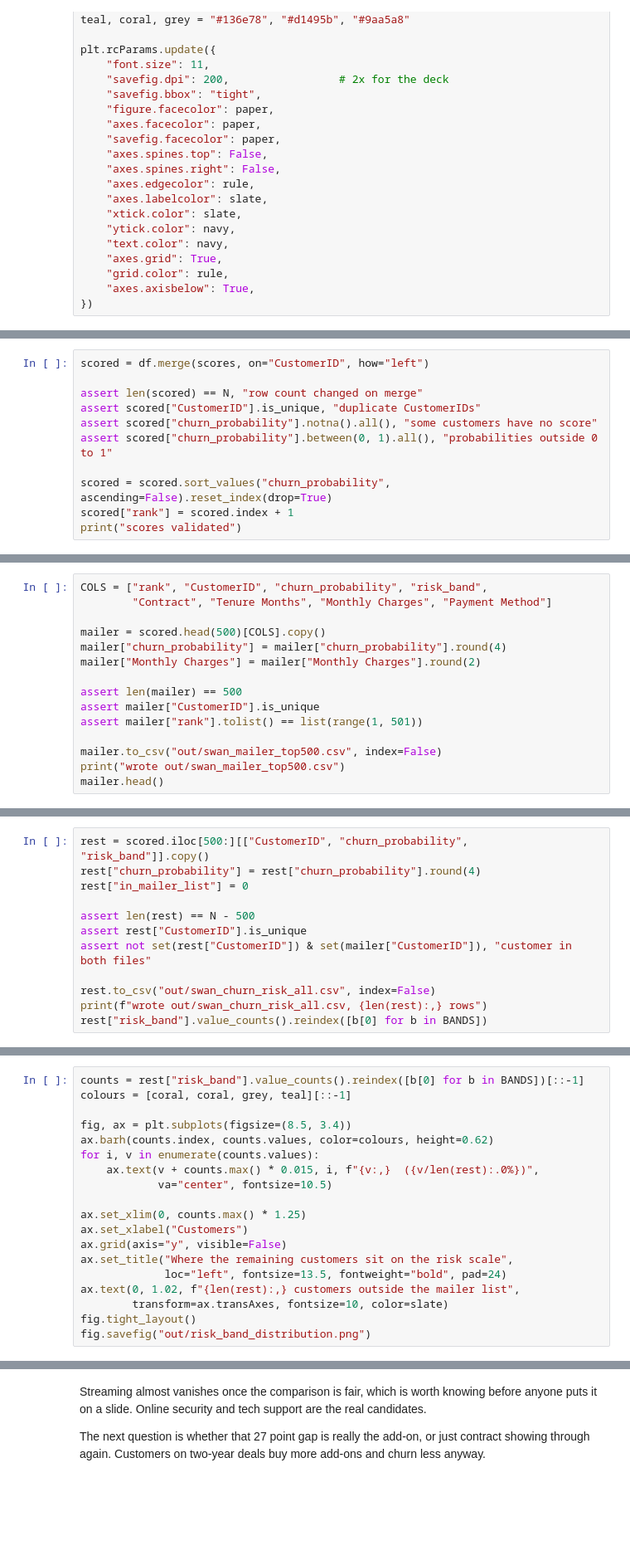
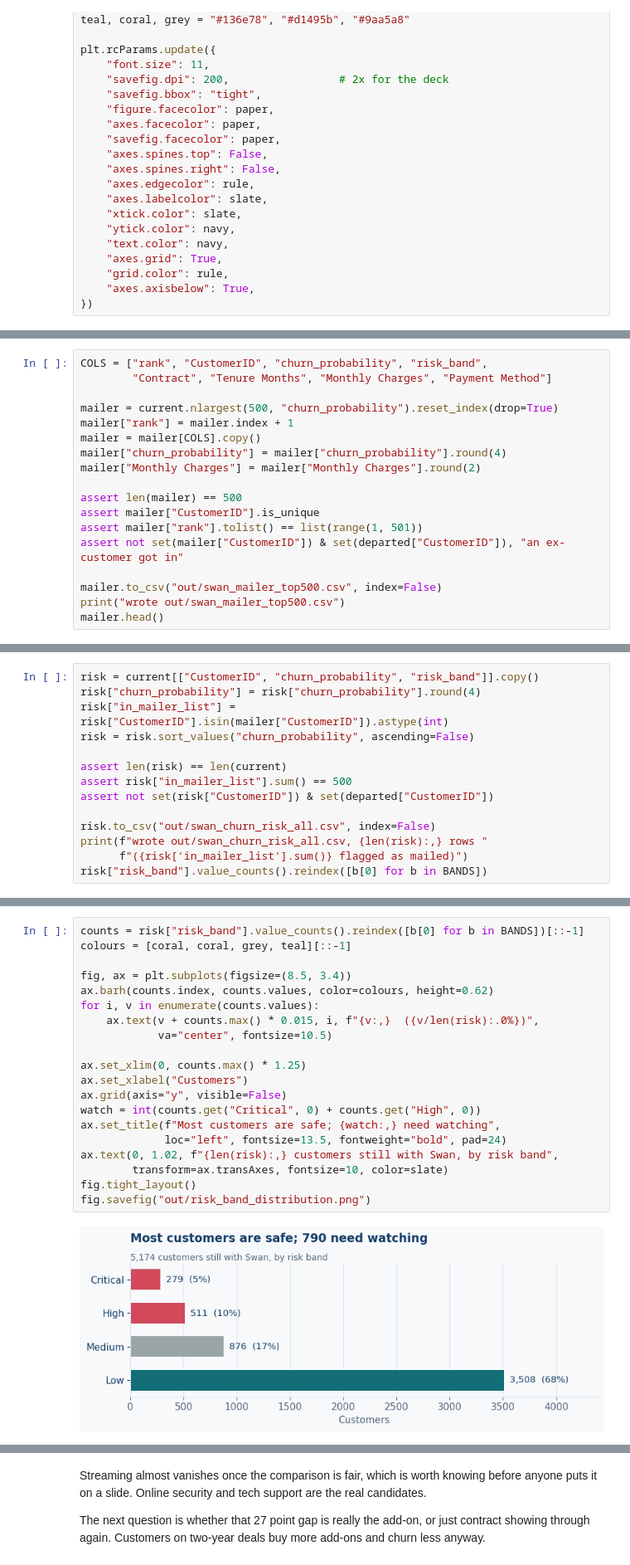
Before and after one commit to oum4r/df-swan-teleco-consulting, a Jupyter notebook: C - Business.ipynb, the cells around one changed output, grey strips where cells are left out. Shown at 83% size. Drawn from its saved outputs; the diff is of its cells as text; blank space fills up the shorter version.

Commit message:
Fixed selection to be only from non-churned customers

```diff
--- a/C - Business.ipynb
+++ b/C - Business.ipynb
@@ -104,14 +112,3 @@ print(f"scores from {SCORES}: {len(scores):,} rows")
-# %%
-scored = df.merge(scores, on="CustomerID", how="left")
-
-assert len(scored) == N, "row count changed on merge"
-assert scored["CustomerID"].is_unique, "duplicate CustomerIDs"
-assert scored["churn_probability"].notna().all(), "some customers have no score"
-assert scored["churn_probability"].between(0, 1).all(), "probabilities outside 0 to 1"
-
-scored = scored.sort_values("churn_probability", ascending=False).reset_index(drop=True)
-scored["rank"] = scored.index + 1
-print("scores validated")
 # %%
 BANDS = [("Critical", 0.60), ("High", 0.40), ("Medium", 0.20), ("Low", 0.00)]
 
@@ -147,13 +203,16 @@ row without going back to the database.
 COLS = ["rank", "CustomerID", "churn_probability", "risk_band",
         "Contract", "Tenure Months", "Monthly Charges", "Payment Method"]
 
-mailer = scored.head(500)[COLS].copy()
+mailer = current.nlargest(500, "churn_probability").reset_index(drop=True)
+mailer["rank"] = mailer.index + 1
+mailer = mailer[COLS].copy()
 mailer["churn_probability"] = mailer["churn_probability"].round(4)
 mailer["Monthly Charges"] = mailer["Monthly Charges"].round(2)
 
 assert len(mailer) == 500
 assert mailer["CustomerID"].is_unique
 assert mailer["rank"].tolist() == list(range(1, 501))
+assert not set(mailer["CustomerID"]) & set(departed["CustomerID"]), "an ex-customer got in"
 
 mailer.to_csv("out/swan_mailer_top500.csv", index=False)
 print("wrote out/swan_mailer_top500.csv")
@@ -182,12 +273,14 @@ without guessing.
 # %%
-rest = scored.iloc[500:][["CustomerID", "churn_probability", "risk_band"]].copy()
-rest["churn_probability"] = rest["churn_probability"].round(4)
-rest["in_mailer_list"] = 0
+risk = current[["CustomerID", "churn_probability", "risk_band"]].copy()
+risk["churn_probability"] = risk["churn_probability"].round(4)
+risk["in_mailer_list"] = risk["CustomerID"].isin(mailer["CustomerID"]).astype(int)
+risk = risk.sort_values("churn_probability", ascending=False)
 
-assert len(rest) == N - 500
-assert rest["CustomerID"].is_unique
-assert not set(rest["CustomerID"]) & set(mailer["CustomerID"]), "customer in both files"
+assert len(risk) == len(current)
+assert risk["in_mailer_list"].sum() == 500
+assert not set(risk["CustomerID"]) & set(departed["CustomerID"])
 
-rest.to_csv("out/swan_churn_risk_all.csv", index=False)
-print(f"wrote out/swan_churn_risk_all.csv, {len(rest):,} rows")
-rest["risk_band"].value_counts().reindex([b[0] for b in BANDS])
+risk.to_csv("out/swan_churn_risk_all.csv", index=False)
+print(f"wrote out/swan_churn_risk_all.csv, {len(risk):,} rows "
+      f"({risk['in_mailer_list'].sum()} flagged as mailed)")
+risk["risk_band"].value_counts().reindex([b[0] for b in BANDS])
@@ -194,20 +295,23 @@ rest["risk_band"].value_counts().reindex([b[0] for b in BANDS])
 # %%
-counts = rest["risk_band"].value_counts().reindex([b[0] for b in BANDS])[::-1]
+counts = risk["risk_band"].value_counts().reindex([b[0] for b in BANDS])[::-1]
 colours = [coral, coral, grey, teal][::-1]
 
 fig, ax = plt.subplots(figsize=(8.5, 3.4))
 ax.barh(counts.index, counts.values, color=colours, height=0.62)
 for i, v in enumerate(counts.values):
-    ax.text(v + counts.max() * 0.015, i, f"{v:,}  ({v/len(rest):.0%})",
+    ax.text(v + counts.max() * 0.015, i, f"{v:,}  ({v/len(risk):.0%})",
             va="center", fontsize=10.5)
 
 ax.set_xlim(0, counts.max() * 1.25)
 ax.set_xlabel("Customers")
 ax.grid(axis="y", visible=False)
-ax.set_title("Where the remaining customers sit on the risk scale",
+watch = int(counts.get("Critical", 0) + counts.get("High", 0))
+ax.set_title(f"Most customers are safe; {watch:,} need watching",
              loc="left", fontsize=13.5, fontweight="bold", pad=24)
-ax.text(0, 1.02, f"{len(rest):,} customers outside the mailer list",
+ax.text(0, 1.02, f"{len(risk):,} customers still with Swan, by risk band",
         transform=ax.transAxes, fontsize=10, color=slate)
 fig.tight_layout()
 fig.savefig("out/risk_band_distribution.png")
+# %% [output]
+[figure, added]
 # %% [markdown]
```
Also changed, not shown: parts of 34 cells of this notebook, 2 other files.
